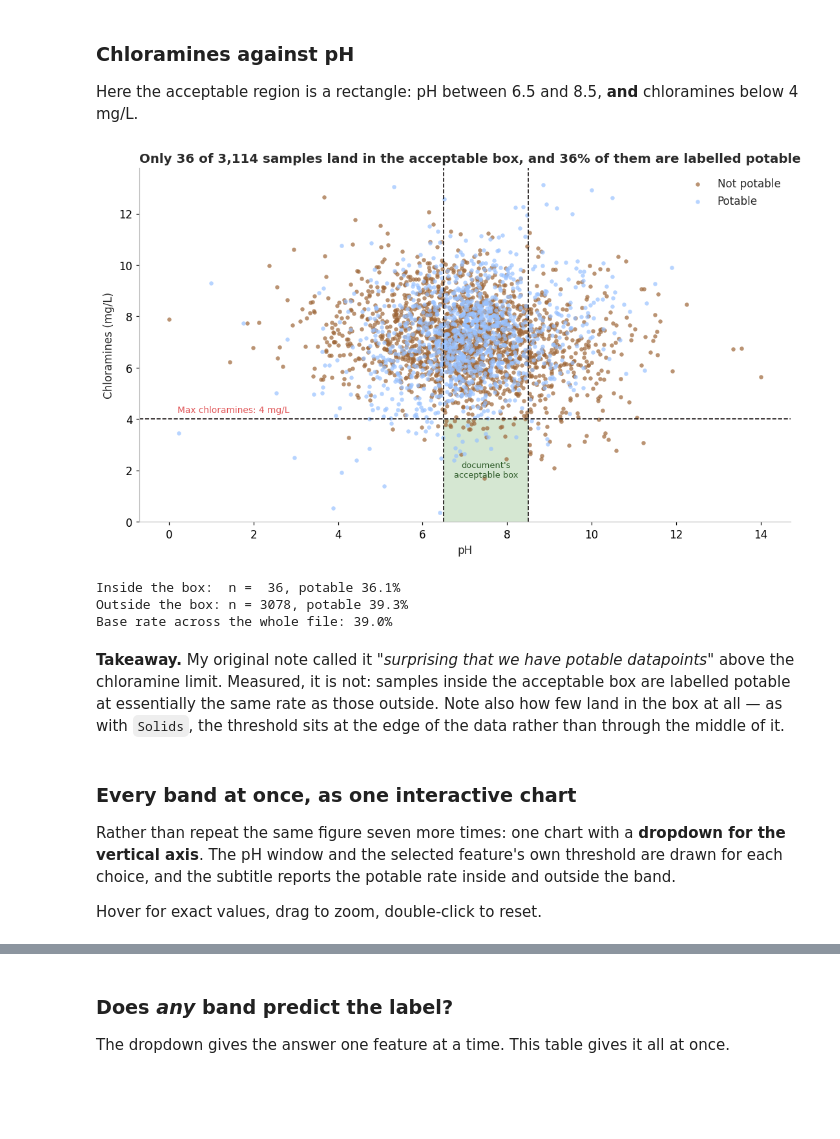
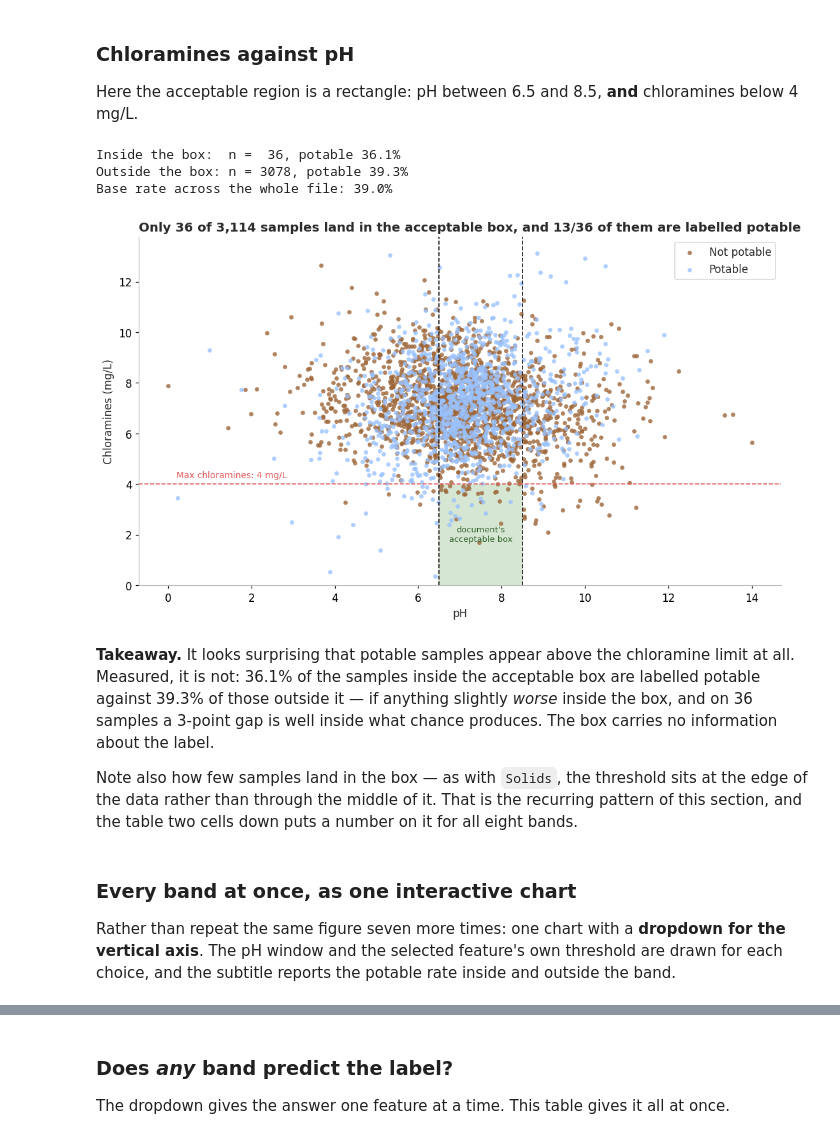
Before and after one commit to NassrinSharifi/My-DS-Projects, a Jupyter notebook: 01-Water-potability/01-AI-assissted-EDA.ipynb, the cells around one changed output, grey strips where cells are left out. Cells and saved outputs as stored; diff of their text form; code cells hidden in the pictures; blank space fills up the shorter version.

```diff
--- a/01-Water-potability/01-AI-assissted-EDA.ipynb
+++ b/01-Water-potability/01-AI-assissted-EDA.ipynb
@@ -356,0 +651,3 @@ class balance and quietly biases everything downstream.
+# %%
+by_class = df.groupby(TARGET)["ph"].apply(lambda s: s.isna().mean() * 100)
+by_class
@@ -587,21 +1054,21 @@ def plot_scatter(df, y_col, x_col="ph", target_col="Potability", ax=None):
     else:
         fig = ax.figure
 
-    for cls in (0, 1):
+    for cls in (0, 1): #cls stands for class. 0 = not potable, 1 = potable
         subset = df[df[target_col] == cls]
         ax.scatter(
             subset[x_col], subset[y_col],
             color=CLASS_COLOR[cls],
             label=CLASS_LABEL[cls],
-            alpha=0.7,
-            s=18,
-            linewidths=0,
+            alpha=0.8,
+            s=20,
+            linewidths=0
         )
 
     unit = f" ({UNITS[y_col]})" if UNITS.get(y_col) else ""
     ax.set_xlabel("pH")
     ax.set_ylabel(f"{y_col}{unit}")
-    ax.legend(frameon=False, loc="upper right")
+    ax.legend(frameon=True, loc="upper right")
     ax.grid(False)
 
     return fig, ax
@@ -612,8 +1079,8 @@ def ph_band(ax, label=True):
     low, high, _ = GUIDELINES["ph"]
     ax.axvline(low, color=C["boundary"], linestyle="--", linewidth=1.1)
     ax.axvline(high, color=C["boundary"], linestyle="--", linewidth=1.1)
-    if label:
-        ax.axvspan(low, high, color=C["ok"], alpha=0.18, zorder=0)
+    if label: # for the colored area
+        ax.axvspan(low, high, color=C["ok"], alpha=0.3, zorder=0)
 # %% [markdown]
 ### Hardness against pH
 
@@ -696,52 +1164,56 @@ keep one plot from this notebook, it would be this one.
 Here the acceptable region is a rectangle: pH between 6.5 and 8.5, **and** chloramines
 below 4 mg/L.
 # %%
-fig, ax = plot_scatter(df_no_missing, y_col="Chloramines")
+fig, ax = plot_scatter(df_imputed, y_col="Chloramines")
 ph_band(ax, label=False)
 
 low, high, _ = GUIDELINES["ph"]
 _, chlor_max, chlor_label = GUIDELINES["Chloramines"]
-ax.axhline(chlor_max, color=C["boundary"], linestyle="--", linewidth=1.1)
+ax.axhline(chlor_max, color=C["not_ok"], linestyle="--", linewidth=1.1)
 ax.text(0.2, chlor_max + 0.25, chlor_label, fontsize=9, color=C["not_ok"])
 ax.set_ylim(bottom=0)
 
 ax.add_patch(Rectangle((low, 0), high - low, chlor_max,
                        facecolor=C["ok"], edgecolor="none", alpha=0.25, zorder=0))
 ax.text((low + high) / 2, chlor_max / 2, "document's\nacceptable box",
         fontsize=8.5, ha="center", va="center", color="#2F5D2A")
 
-inside = (df_no_missing["ph"].between(low, high)
-          & (df_no_missing["Chloramines"] <= chlor_max))
-rate_inside = df_no_missing.loc[inside, "Potability"].mean()
-ax.set_title(f"Only {inside.sum()} of {len(df_no_missing):,} samples land in the "
-             f"acceptable box, and {rate_inside:.0%} of them are labelled potable")
+inside = (df_imputed["ph"].between(low, high)
+          & (df_imputed["Chloramines"] <= chlor_max))
+inside_potable = df_imputed.loc[inside, "Potability"].sum()
+ax.set_title(f"Only {inside.sum()} of {len(df_imputed):,} samples land in the "
+             f"acceptable box, and {inside_potable}/{inside.sum()} of them are labelled potable")
 plt.tight_layout()
-plt.savefig(FIGURE_DIR / "04-chloramines-vs-ph.png")
+
+print(f"Inside the box:  n = {inside.sum():3d}, potable {inside_potable/inside.sum():.1%}")
+print(f"Outside the box: n = {(~inside).sum():3d}, potable "
+      f"{df_imputed.loc[~inside, 'Potability'].mean():.1%}")
+print(f"Base rate across the whole file: {BASE_RATE:.1%}")
+
+
+plt.savefig(FIGURE_DIR / "07-chloramines-vs-ph.png")
 plt.show()
-
-print(f"Inside the box:  n = {inside.sum():3d}, potable {rate_inside:.1%}")
-print(f"Outside the box: n = {(~inside).sum():3d}, potable "
-      f"{df_no_missing.loc[~inside, 'Potability'].mean():.1%}")
-print(f"Base rate across the whole file: {BASE_RATE:.1%}")
 # %% [output]
+Inside the box:  n =  36, potable 36.1%
+Outside the box: n = 3078, potable 39.3%
+Base rate across the whole file: 39.0%
-[figure, old version]
+[figure, new version]
-Inside the box:  n =  36, potable 36.1%
-Outside the box: n = 3078, potable 39.3%
-Base rate across the whole file: 39.0%
 # %% [markdown]
-**Takeaway.** My original note called it *"surprising that we have potable datapoints"*
-above the chloramine limit. Measured, it is not: samples inside the acceptable box are
-labelled potable at essentially the same rate as those outside. Note also how few land in
-the box at all — as with `Solids`, the threshold sits at the edge of the data rather than
-through the middle of it.
+**Takeaway.** It looks surprising that potable samples appear above the chloramine limit
+at all. Measured, it is not: 36.1% of the samples inside the acceptable box are labelled
+potable against 39.3% of those outside it — if anything slightly *worse* inside the box,
+and on 36 samples a 3-point gap is well inside what chance produces. The box carries no
+information about the label.
+
+Note also how few samples land in the box — as with `Solids`, the threshold sits at the
+edge of the data rather than through the middle of it. That is the recurring pattern of
+this section, and the table two cells down puts a number on it for all eight bands.
 # %% [markdown]
 ### Every band at once, as one interactive chart
 
 Rather than repeat the same figure seven more times: one chart with a **dropdown for the
 vertical axis**. The pH window and the selected feature's own threshold are drawn for each
 choice, and the subtitle reports the potable rate inside and outside the band.
-
-Hover for exact values, drag to zoom, double-click to reset.
 # %%
 scatter_features = [f for f in FEATURES if f != "ph"]
 ph_low, ph_high, _ = GUIDELINES["ph"]
```
Also changed, not shown: parts of 69 cells of this notebook, 17 other files.
